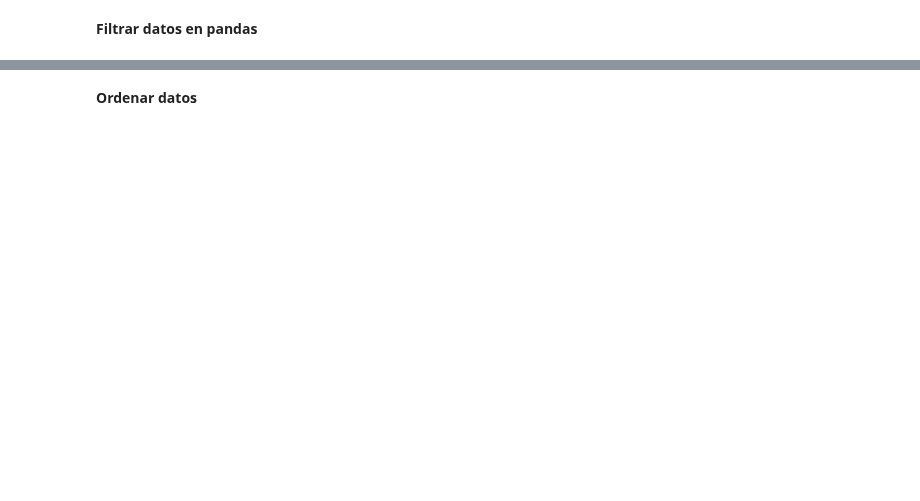
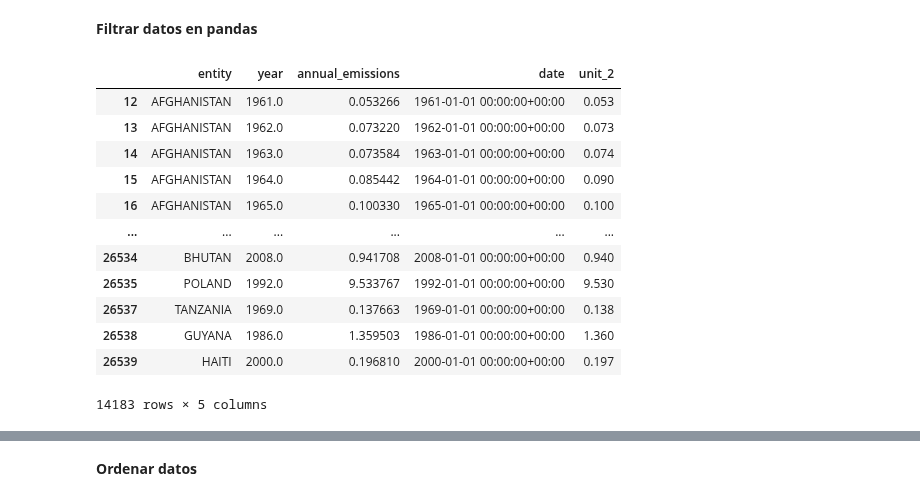
Before and after one commit to zyntonyson/bootcamp_ds_da, a Jupyter notebook: 05-da-v8-introduction-python/16-da-v8-introduction-python.ipynb, the cells around one changed output, grey strips where cells are left out. Saved outputs shown, nothing was run; the diff lists cells and outputs as text; code cells hidden in the pictures; blank space fills up the shorter version.

```diff
--- a/05-da-v8-introduction-python/16-da-v8-introduction-python.ipynb
+++ b/05-da-v8-introduction-python/16-da-v8-introduction-python.ipynb
@@ -188,3 +209,3 @@ openaq_pm25.head()
 # %%
 # Eliminar filas con valores nulos
-openaq_pm25.dropna(inplace=True)
+emission_co2.dropna(inplace=True)
@@ -193,0 +212,3 @@ openaq_pm25["diagnóstico_confirmado"].fillna('descononocido', inplace=True)
+# %%
+# Reemplazar valores nulos
+emission_co2["year"].fillna(1950, inplace=True) # Recuerda inplace hace el cambio sin necesida de guardar explícitamente
@@ -193,0 +224,3 @@ openaq_pm25["diagnóstico_confirmado"].fillna('descononocido', inplace=True)
+# %%
+avg_unit_2=emission_co2["unit_2"].mean()
+emission_co2["unit_2"]=emission_co2["unit_2"].fillna(avg_unit_2) # Nota que aquí no se usa el inplace
@@ -209,0 +249,4 @@ openaq_pm25["edad"] = openaq_pm25["edad"].astype(float)
+# %%
+
+# Eliminar duplicados
+emission_co2.drop_duplicates(inplace=True) # Nota el uso de inplace
@@ -213,5 +267,18 @@ openaq_pm25["edad"] = openaq_pm25["edad"].astype(float)
 **Filtrar datos en pandas**
 # %%
 # Filtrar pacientes con mas de 40 años
-openaq_pm25._filtrado = openaq_pm25[openaq_pm25["edad"] > 40]
-openaq_pm25._filtrado
+emission_co2[emission_co2["year"] >1960 ]
+# %% [output]
+|  | entity | year | annual_emissions | date | unit_2 |
+| 12 | AFGHANISTAN | 1961.0 | 0.053266 | 1961-01-01 00:00:00+00:00 | 0.053 |
+| 13 | AFGHANISTAN | 1962.0 | 0.073220 | 1962-01-01 00:00:00+00:00 | 0.073 |
+| 14 | AFGHANISTAN | 1963.0 | 0.073584 | 1963-01-01 00:00:00+00:00 | 0.074 |
+| 15 | AFGHANISTAN | 1964.0 | 0.085442 | 1964-01-01 00:00:00+00:00 | 0.090 |
+| 16 | AFGHANISTAN | 1965.0 | 0.100330 | 1965-01-01 00:00:00+00:00 | 0.100 |
+| ... | ... | ... | ... | ... | ... |
+| 26534 | BHUTAN | 2008.0 | 0.941708 | 2008-01-01 00:00:00+00:00 | 0.940 |
+| 26535 | POLAND | 1992.0 | 9.533767 | 1992-01-01 00:00:00+00:00 | 9.530 |
+| 26537 | TANZANIA | 1969.0 | 0.137663 | 1969-01-01 00:00:00+00:00 | 0.138 |
+| 26538 | GUYANA | 1986.0 | 1.359503 | 1986-01-01 00:00:00+00:00 | 1.360 |
+| 26539 | HAITI | 2000.0 | 0.196810 | 2000-01-01 00:00:00+00:00 | 0.197 |
+14183 rows × 5 columns
```
Also changed, not shown: parts of 88 cells of this notebook, 5 other files.
